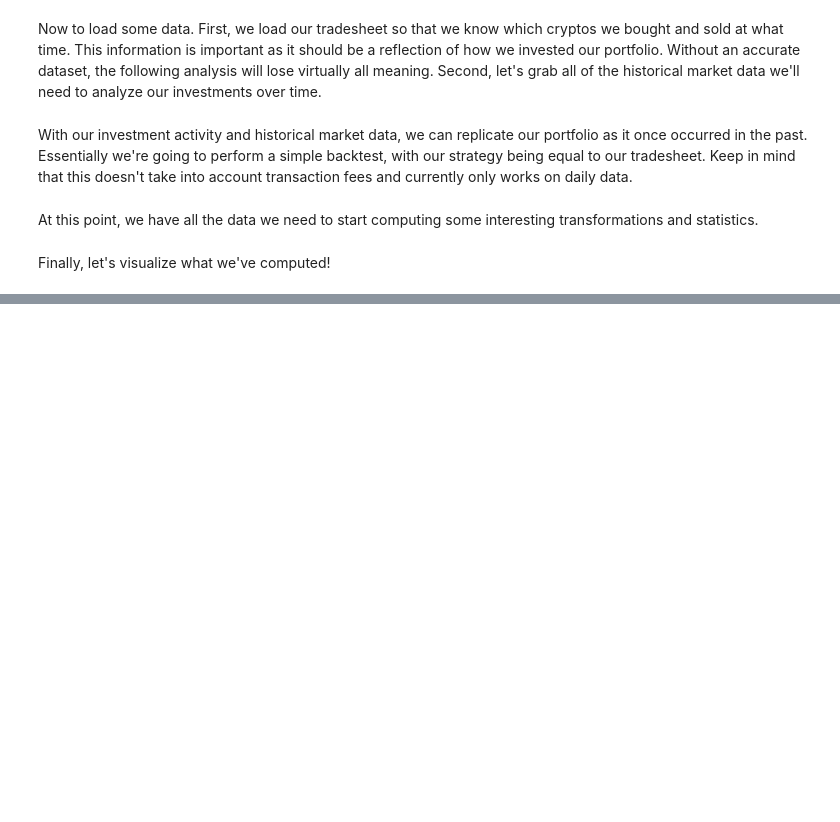
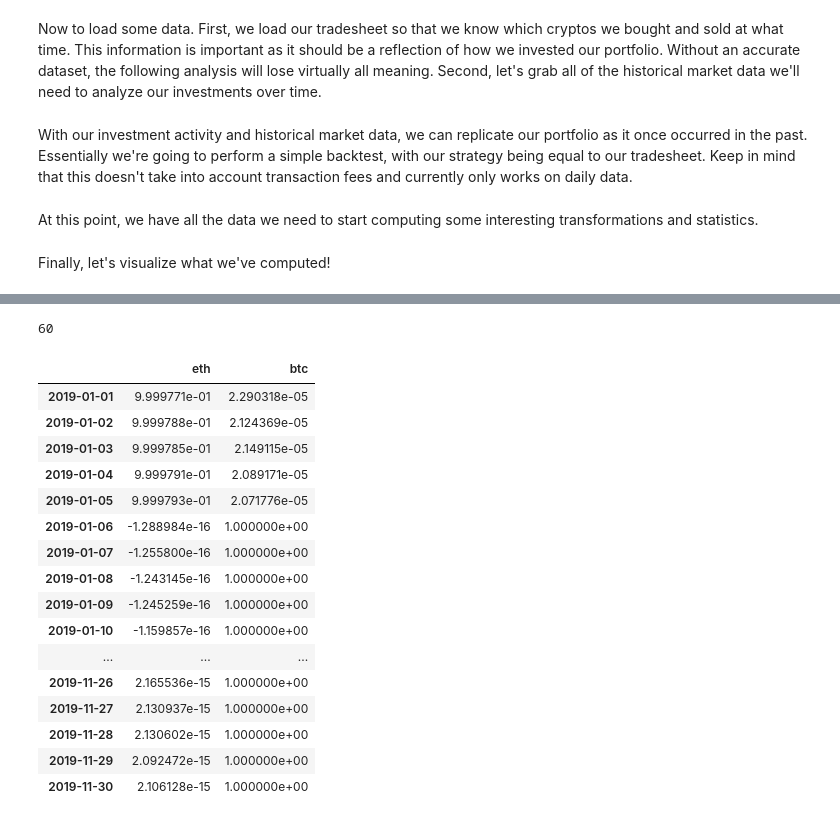
Before and after one commit to discosultan/crypto_portfolio_analysis, a Jupyter notebook: crypto_portfolio_analyzer.ipynb, the cells around one changed output, grey strips where cells are left out. Drawn from its saved outputs; the diff is of its cells as text; code cells hidden in the pictures; blank space fills up the shorter version.

```diff
--- a/crypto_portfolio_analyzer.ipynb
+++ b/crypto_portfolio_analyzer.ipynb
@@ -253,5 +253,30 @@ Beta                    N/A                     -4.9%
 ValueError: When stacked is True, each column must be either all positive or negative.eth contains both positive and negative values
 [figure]
+# %%
+max_rows = pd.get_option('display.max_rows')
+print(max_rows)
+pd.set_option('display.max_rows', None)
+display(asset_allocation)
+pd.set_option('display.max_rows', max_rows)
+# %% [output]
+60
+|  | eth | btc |
+| 2019-01-01 | 9.999771e-01 | 2.290318e-05 |
+| 2019-01-02 | 9.999788e-01 | 2.124369e-05 |
+| 2019-01-03 | 9.999785e-01 | 2.149115e-05 |
+| 2019-01-04 | 9.999791e-01 | 2.089171e-05 |
+| 2019-01-05 | 9.999793e-01 | 2.071776e-05 |
+| 2019-01-06 | -1.288984e-16 | 1.000000e+00 |
+| 2019-01-07 | -1.255800e-16 | 1.000000e+00 |
+| 2019-01-08 | -1.243145e-16 | 1.000000e+00 |
+| 2019-01-09 | -1.245259e-16 | 1.000000e+00 |
+| 2019-01-10 | -1.159857e-16 | 1.000000e+00 |
+| ... | ... | ... |
+| 2019-11-26 | 2.165536e-15 | 1.000000e+00 |
+| 2019-11-27 | 2.130937e-15 | 1.000000e+00 |
+| 2019-11-28 | 2.130602e-15 | 1.000000e+00 |
+| 2019-11-29 | 2.092472e-15 | 1.000000e+00 |
+| 2019-11-30 | 2.106128e-15 | 1.000000e+00 |
 # %%
 # Rolling volatility chart
 rolling_volatility = pd.DataFrame(index=portfolio_rolling_volatility.index, \
```
Also changed, not shown: parts of 1 cell of this notebook, 2 other files.
